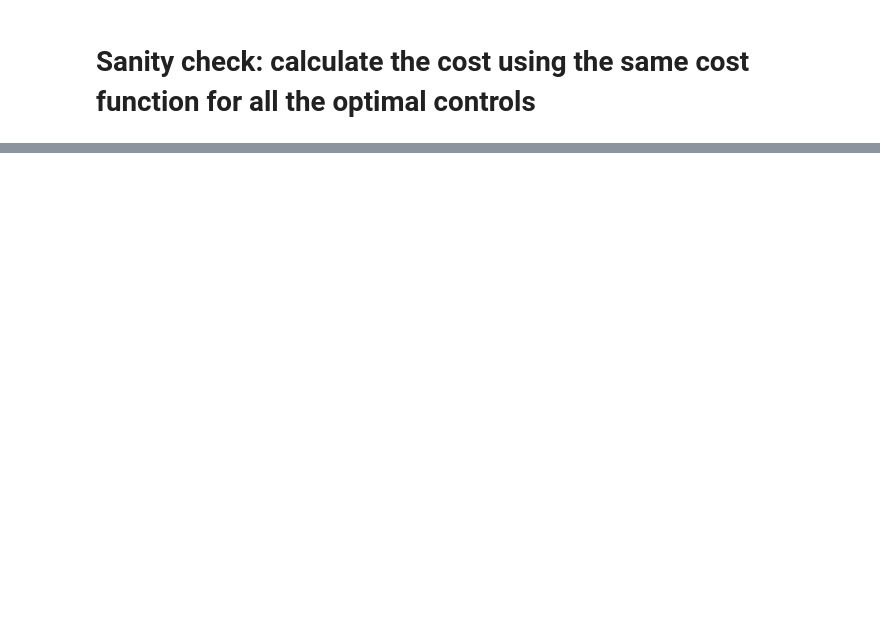
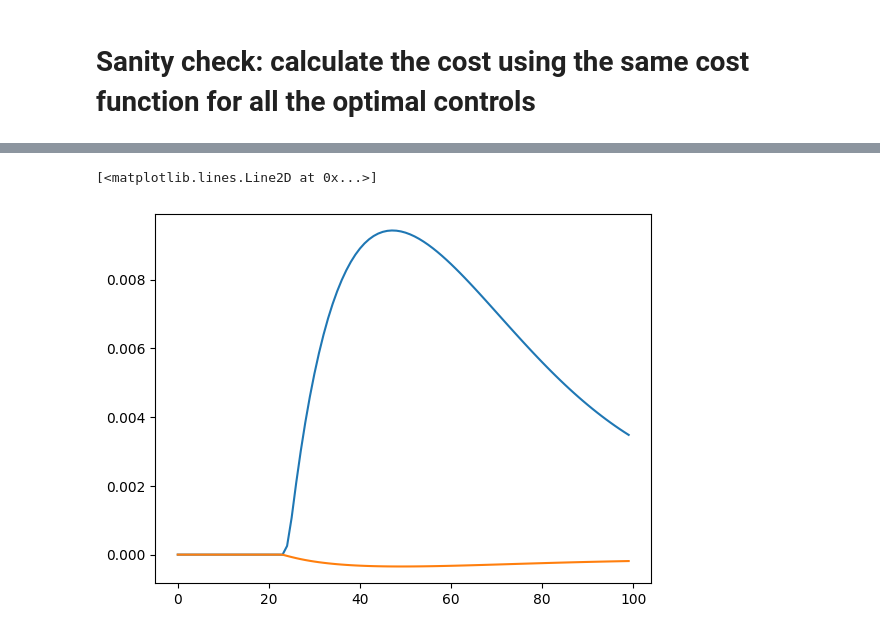
Before and after one commit to iffanh/buckley_leverette, a Jupyter notebook: simulation_smpc_te_se.ipynb, the cells around one changed output, grey strips where cells are left out. Saved outputs shown, nothing was run; the diff lists cells and outputs as text; code cells hidden in the pictures; blank space fills up the shorter version.

```diff
--- a/simulation_smpc_te_se.ipynb
+++ b/simulation_smpc_te_se.ipynb
@@ -327,7 +320,12 @@ if True:
         Sw_traj.append(Sw_mpc)
 
         solver = SolverOcp(ocp, itk=mpc_step)
-        solver.set_initial_guess(Sw0, qt)
+        # warm start
+        if mpc_step == 0:
+            solver.set_initial_guess(Sw0, qt)
+        else:
+            _qt = np.insert(u_traj[1:,0], N_mpc-1, u_traj[-1,0])
+            solver.set_initial_guess(Sw0, _qt)
         x_traj, u_traj = solver.solve(Sw0)
 
         qmpc.append(u_traj[0,0]*1)
@@ -484,6 +482,12 @@ if True:
     for mpc_step in tqdm(range(n_mpc_steps)):
         _qocp = qocp[(N_mpc+mpc_step):]
 
+        params_mpc = BLParamsSmpcShort(N_mpc = N_mpc,
+                                Ne = Ne,
+                                nx = nx,
+                                aw = aw,
+                                bw = bw)
+
         ocp = setup_sbl_ocp(params_mpc,
                             qmpc=qmpc,
                             qocp=_qocp)
@@ -510,7 +514,7 @@ if True:
 
 
 
-        if Sw_true[-1] > 0.3:
+        if Sw_true[-1] > 0.2:
 
             if not is_breakthrough:
                 t_breakthrough = mpc_step*1
@@ -535,14 +539,15 @@ if True:
 
                 NiterESMDA = 1
 
-                for ii in range(NiterESMDA):
-                    cd = np.array([0.0000001]*N_obs)
+                # for ii in range(NiterESMDA):
+                # cd = np.array([0.0000001]*N_obs)
+                cd = np.array([0.000001]*N_obs)
 
-                    aw_post = esmda.update(aw.T, g_meas, g_obs, 1, cd)
-                    bw_post = esmda.update(bw.T, g_meas, g_obs, 1, cd)
+                aw_post = esmda.update(aw.T, g_meas, g_obs, 4, cd)
+                bw_post = esmda.update(bw.T, g_meas, g_obs, 4, cd)
 
-                    aw = aw_post.T
-                    bw = bw_post.T
+                aw = aw_post.T
+                bw = bw_post.T
 
                 ## inner iteration of ESMDA
 
@@ -570,7 +575,14 @@ if True:
         Sw_true = f_discrete(Sw_true, qmpc[-1], a_true[:,0], b_true[:,0]).full()[:,0]
 
         solver = SolverOcp(ocp, itk=mpc_step)
-        solver.set_initial_guess(Sw0, qt)
+
+        # warm start
+        if mpc_step == 0:
+            solver.set_initial_guess(Sw0, qt)
+        else:
+            _qt = np.insert(u_traj[1:,0], N_mpc-1, u_traj[-1,0])
+            solver.set_initial_guess(Sw0, _qt)
+
         x_traj, u_traj = solver.solve(Sw0)
 
         qmpc.append(u_traj[0,0]*1)
@@ -735,0 +818,6 @@ Control sequence used in cost calculation: [1.0, SX(q_0), SX(q_1), SX(q_2), SX(q
+# %%
+plt.plot(np.cumsum(smpc_wse_cost[:-1,:] - socp_cost, axis=0))
+plt.plot(np.cumsum(smpc_cost[:-1,:] - socp_cost, axis=0))
+# %% [output]
+[<matplotlib.lines.Line2D at 0x...>]
+[figure, added]
```
Also changed, not shown: parts of 18 cells of this notebook, 3 other files.
